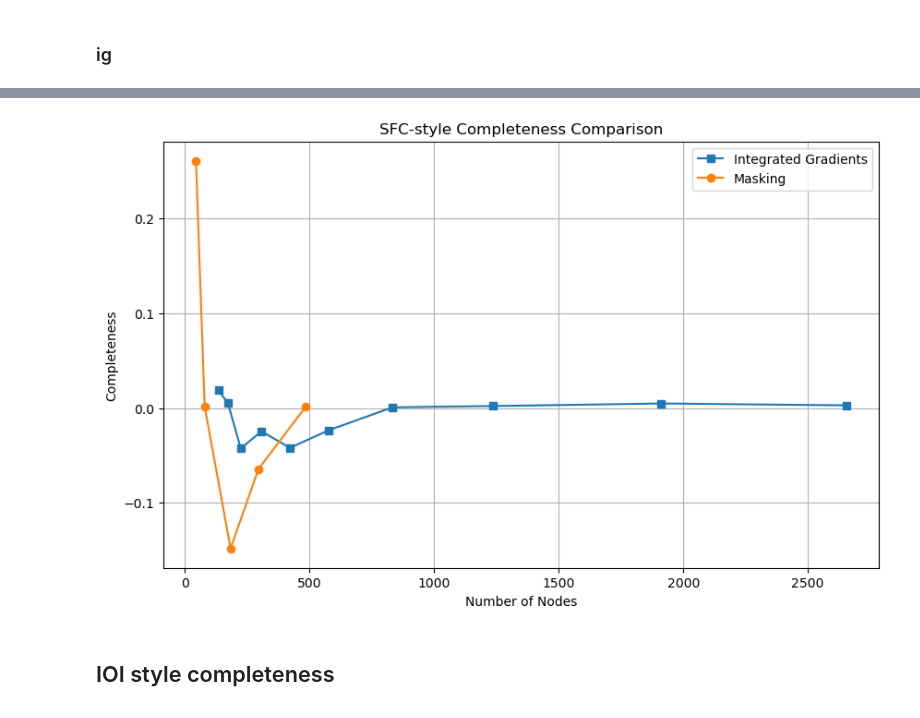
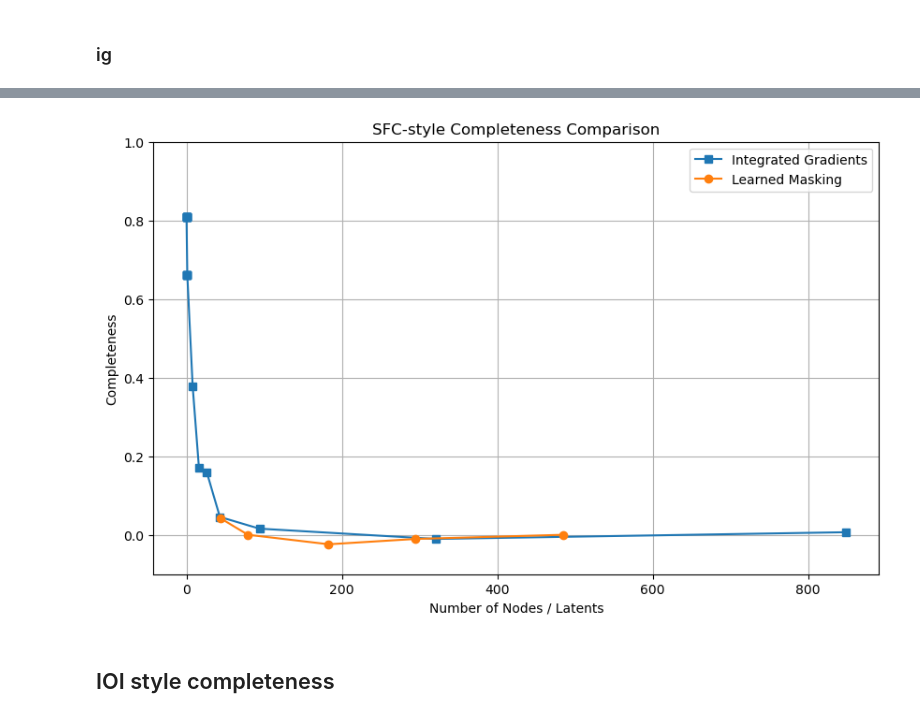
Before and after one commit to NainaniJatinZ/ScalableSAECircuits, a Jupyter notebook: GenericNotebook.ipynb, the cells around one changed output, grey strips where cells are left out. Drawn from its saved outputs; the diff is of its cells as text; code cells hidden in the pictures.

Commit message:
Resetting plots wrt full model perf

```diff
--- a/GenericNotebook.ipynb
+++ b/GenericNotebook.ipynb
@@ -965,10 +1056,10 @@ task = "key/len5_digit1"
 # %%
 thresholds = []
+# modify_fn=lambda x: x
+# thresholds = []
 modify_fn=lambda x: x**2
-# thresholds = []
-# modify_fn=lambda x: x**2
-start_threshold = 0.05
-end_threshold = 1
+start_threshold = 0.0001
+end_threshold = 0.07
 n_runs = 10
 delta = (end_threshold - start_threshold) / n_runs
 def linear_map(x):
@@ -981,14 +1072,14 @@ for i in range(n_runs):
     thresholds.append(
         mf(start_threshold + i*delta)
         )
-thresholds
 nnodes = []
 faithfulness = []
-for i in thresholds:
+for i in thresholds[:6]:
     sparsity_multiplier = i
-    bdir = f"masks/{task}/logit_diff_{str(sparsity_multiplier)}_run/{str(sparsity_multiplier)}_run.json"
+    bdir = f"masks/ioi/baba21/logit_diff_{str(sparsity_multiplier)}_run/{str(sparsity_multiplier)}_run.json"
     # load the dict
     with open(bdir, 'r') as file:
         mask_dict = json.load(file)
     nnodes.append(mask_dict['total_density'])
     faithfulness.append(mask_dict['faithfulness'])
+faithfulness
@@ -1262,7 +1467,7 @@ for mask_path in mask_paths:
         sae.mask.mask.data = apply_subset_removal(sae.mask.mask.data, indices_rem_list_full[ind]).to(device)
     logit_diff = eval_logit_diff(clean_tokens[-batch_idx], clean_label_tokens[-batch_idx], corr_label_tokens[-batch_idx]).item()
     nnodes.append(total_density)
-    completeness.append(logit_diff)
+    completeness.append(logit_diff/avg_model_diff)
 # %%
 plt.figure(figsize=(10, 6))
 plt.plot(nnodes, completeness, marker='o', linestyle='-', linewidth=2, markersize=8)
@@ -1273,8 +1478,9 @@ plt.plot(nnodes, completeness, marker='o', linestyle='-', linewidth=2, markersiz
 ### ig
 # %%
 thresholds = []
-start_threshold, end_threshold = 0.0005, 0.05
-n_runs = 10
+start_threshold, end_threshold = 0.005, 5 #0.005, 10 # 0.0005, 0.05
+n_runs = 20
+modify_fn=lambda x: x**2
 delta = (end_threshold - start_threshold) / n_runs
 def linear_map(x):
         mod_start = modify_fn(start_threshold)
@@ -1332,5 +1548,5 @@ for threshold in thresholds:
     del ig_logits
     cleanup_cuda()
     print(ld)
-    ig_completeness.append(ld.item())
+    ig_completeness.append(ld.item()/avg_model_diff)
 # %% [output]
@@ -1347,22 +1573,24 @@ tensor(0.0186, device='cuda:0', grad_fn=<MeanBackward0>)
 # %%
 plt.figure(figsize=(10, 6))
 
 plt.plot(ig_nnodes, ig_completeness, marker='s', label="Integrated Gradients")
 
 # First plot: Label masking
-plt.plot(nnodes, completeness, marker='o', label="Masking")
+plt.plot(nnodes, completeness, marker='o', label="Learned Masking")
+
+# plt.axhline(y=avg_logit_diff/avg_model_diff, color='green', linestyle='dotted', linewidth=2, label='Model + SAE (No Error)')
 
 # Adding labels and title
-plt.xlabel("Number of Nodes")
+plt.xlabel("Number of Nodes / Latents")
 plt.ylabel("Completeness")
 plt.title("SFC-style Completeness Comparison")
 plt.legend()
 plt.grid(True)
-
+plt.ylim(-0.1,1)
 # Show the plot
 plt.show()
 # %% [output]
-[figure, old version]
+[figure, new version]
 # %% [markdown]
 ## IOI style completeness
 # %%
```
Also changed, not shown: parts of 28 cells of this notebook, 1 other file.
